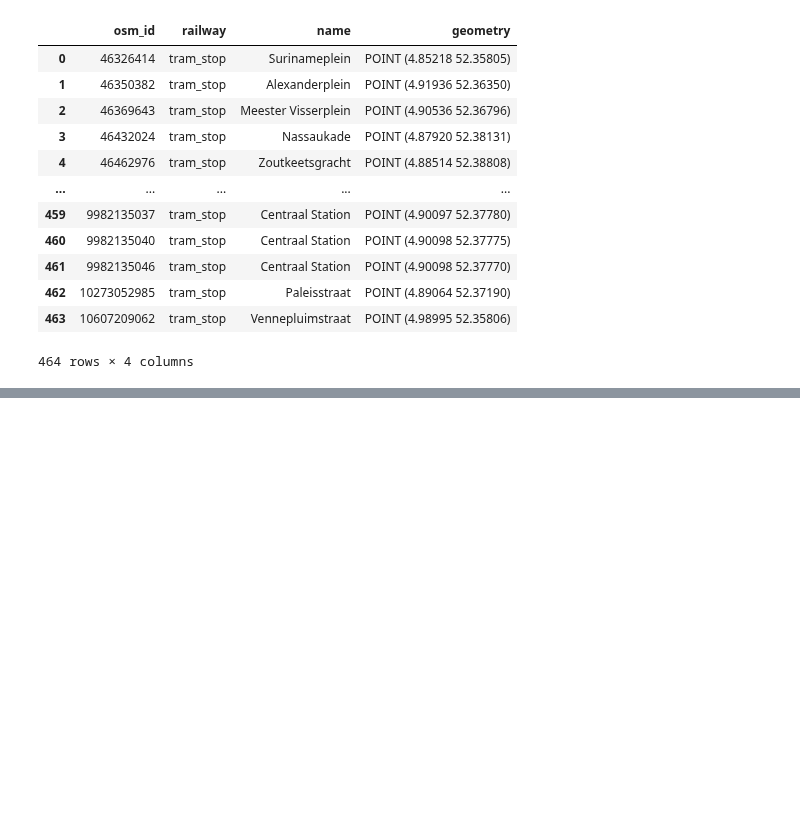
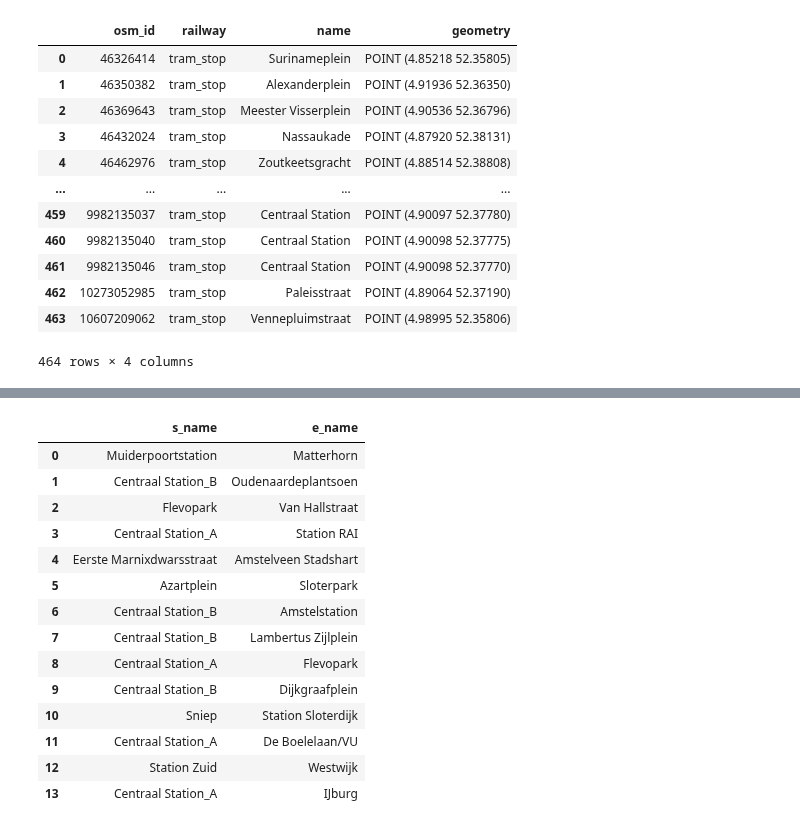
Before and after one commit to SYuGao/uvmt, a Jupyter notebook: notebooks/am_tram_network_modelling.ipynb, the cells around one changed output, grey strips where cells are left out. Cells and saved outputs as stored; diff of their text form; code cells hidden in the pictures; blank space fills up the shorter version.

```diff
--- a/notebooks/am_tram_network_modelling.ipynb
+++ b/notebooks/am_tram_network_modelling.ipynb
@@ -727,0 +793,18 @@ stations
+# %%
+am_tram_name
+# %% [output]
+|  | s_name | e_name |
+| 0 | Muiderpoortstation | Matterhorn |
+| 1 | Centraal Station_B | Oudenaardeplantsoen |
+| 2 | Flevopark | Van Hallstraat |
+| 3 | Centraal Station_A | Station RAI |
+| 4 | Eerste Marnixdwarsstraat | Amstelveen Stadshart |
+| 5 | Azartplein | Sloterpark |
+| 6 | Centraal Station_B | Amstelstation |
+| 7 | Centraal Station_B | Lambertus Zijlplein |
+| 8 | Centraal Station_A | Flevopark |
+| 9 | Centraal Station_B | Dijkgraafplein |
+| 10 | Sniep | Station Sloterdijk |
+| 11 | Centraal Station_A | De Boelelaan/VU |
+| 12 | Station Zuid | Westwijk |
+| 13 | Centraal Station_A | IJburg |
```
Also changed, not shown: parts of 18 cells of this notebook, 7 other files.
